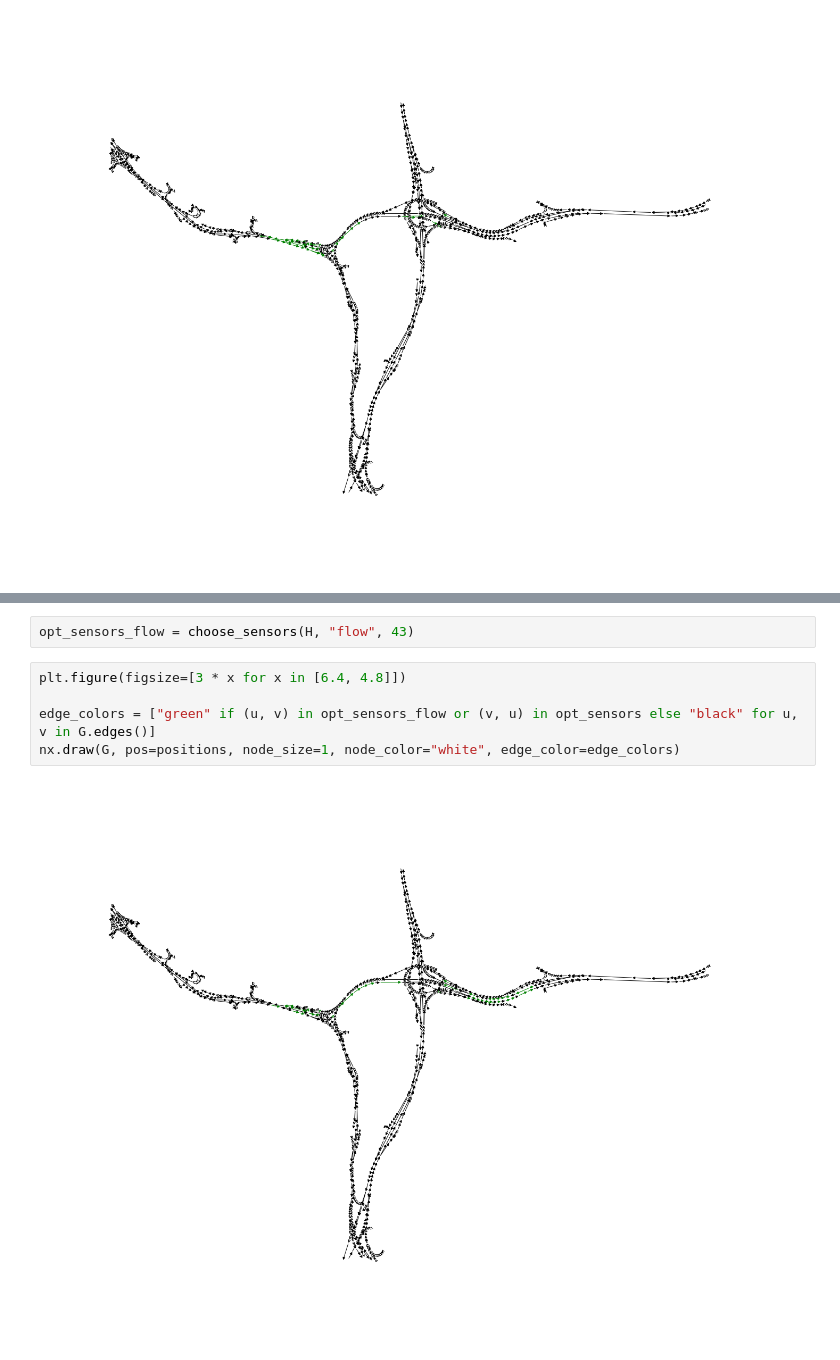
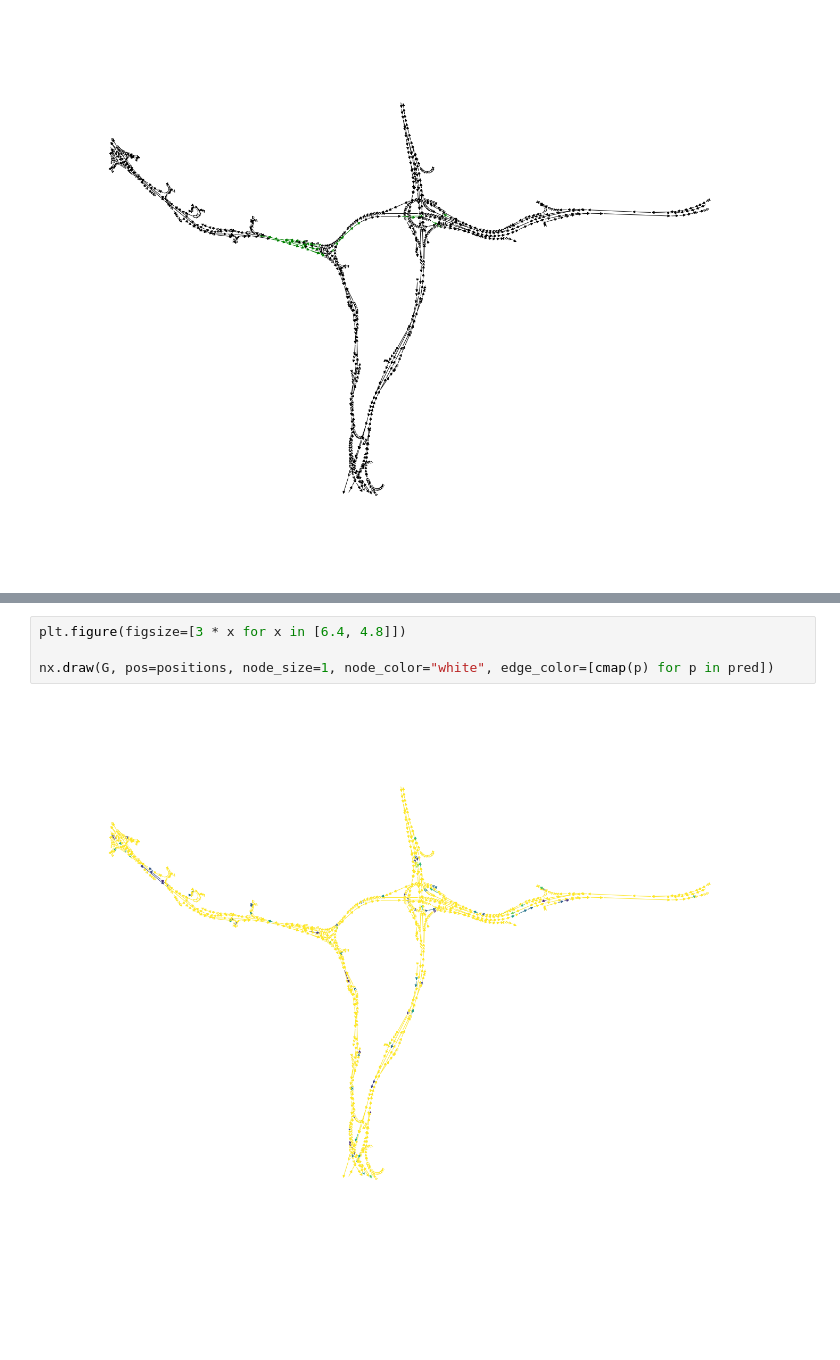
Before and after one commit to arnav-b/sensor-placement, a Jupyter notebook: processing.ipynb, the cells around one changed output, grey strips where cells are left out. Cells and saved outputs as stored; diff of their text form; blank space fills up the shorter version.

```diff
--- a/processing.ipynb
+++ b/processing.ipynb
@@ -385,9 +378,6 @@ ValueError: Invalid RGBA argument: 2.9848131290506466
-# %%
-opt_sensors_flow = choose_sensors(H, "flow", 43)
-# %%
-plt.figure(figsize=[3 * x for x in [6.4, 4.8]])
-
-edge_colors = ["green" if (u, v) in opt_sensors_flow or (v, u) in opt_sensors else "black" for u, v in G.edges()]
-nx.draw(G, pos=positions, node_size=1, node_color="white", edge_color=edge_colors)
-# %% [output]
-[figure, removed]
+# %%
+plt.figure(figsize=[3 * x for x in [6.4, 4.8]])
+
+nx.draw(G, pos=positions, node_size=1, node_color="white", edge_color=[cmap(p) for p in pred])
+# %% [output]
+[figure, added]
```
Also changed, not shown: parts of 4 cells of this notebook, 1 other file.
